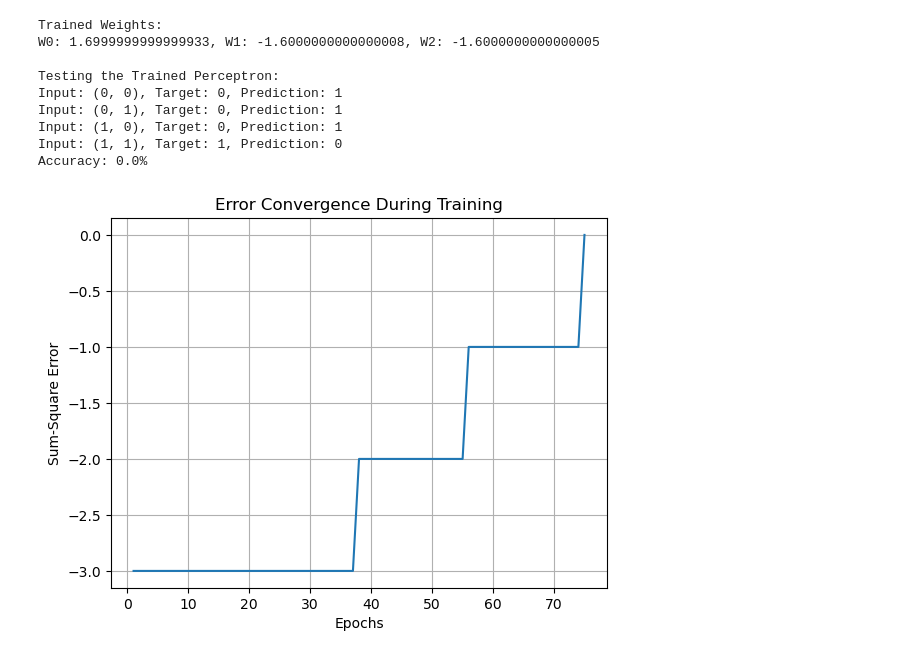
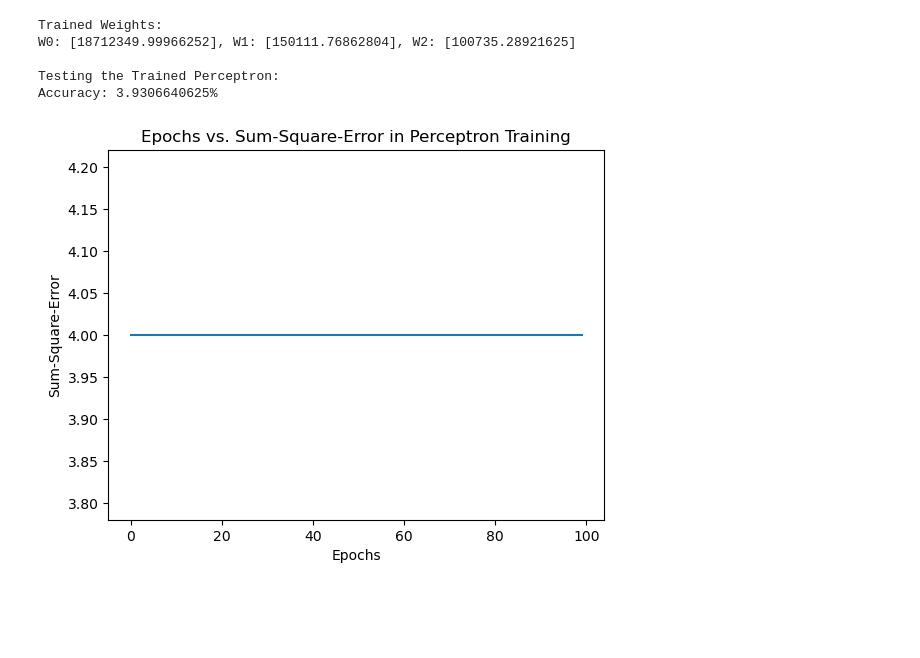
Before and after one commit to Manishankar2005/ML-lab5, a Jupyter notebook: lab5.ipynb, the cells around one changed output. Cells and saved outputs as stored; diff of their text form; code cells hidden in the pictures; blank space fills up the shorter version.

```diff
--- a/lab5.ipynb
+++ b/lab5.ipynb
@@ -1,11 +1,14 @@
 # %%
 import numpy as np
+
 # Define initial weights and learning rate
 W0 = 10
 W1 = 0.2
 W2 = -0.75
 learning_rate = 0.05
-X=np.load(r"C:\Users\Srikanth\Downloads\ML\ML-lab3-main\activation_maps_lines_image52_pixel.npy")
-y=np.load(r"C:\Users\Srikanth\Downloads\ML\ML-lab3-main\activation_maps_lines_image52_labelpixel.npy")
-# Training data (you can replace this with your own dataset)
-# Here, we use a simple AND gate as an example.
+
+# Load the dataset
+X = np.load(r"C:\Users\Srikanth\Downloads\ML\ML-lab3-main\activation_maps_lines_image52_pixel.npy")
+y = np.load(r"C:\Users\Srikanth\Downloads\ML\ML-lab3-main\activation_maps_lines_image52_labelpixel.npy")
+
+# Training data (features)
@@ -22,7 +25,9 @@ def train_perceptron(weights, learning_rate, max_epochs, data):
     errors = []  # To store error values for each epoch
     for epoch in range(max_epochs):
         total_error = 0
-        for x1, x2, target in data:
+        for i in range(len(data)):
+            x1, x2 = data[i]
+            target = targets[i]
             # Calculate the weighted sum
             weighted_sum = weights[0] + weights[1] * x1 + weights[2] * x2
             # Calculate the error
@@ -38,7 +43,7 @@ def train_perceptron(weights, learning_rate, max_epochs, data):
     return weights, errors
 
 # Train the perceptron and collect errors
-trained_weights, error_values = train_perceptron([W0, W1, W2], learning_rate,100, data)
+trained_weights, error_values = train_perceptron([W0, W1, W2], learning_rate, 100, inputs)
 
 # Print the trained weights
 print("Trained Weights:")
@@ -47,35 +52,32 @@ print(f"W0: {trained_weights[0]}, W1: {trained_weights[1]}, W2: {trained_weights
 # Test the perceptron
 def test_perceptron(weights, data):
     correct = 0
-    for x1, x2, target in data:
+    for i in range(len(data)):
+        x1, x2 = data[i]
+        target = targets[i]
         weighted_sum = weights[0] + weights[1] * x1 + weights[2] * x2
         prediction = activate(weighted_sum)
         if prediction == target:
             correct += 1
-        print(f"Input: ({x1}, {x2}), Target: {target}, Prediction: {prediction}")
     accuracy = (correct / len(data)) * 100
     print(f"Accuracy: {accuracy}%")
 
 # Test the trained perceptron
 print("\nTesting the Trained Perceptron:")
-test_perceptron(trained_weights, data)
+test_perceptron(trained_weights, inputs)
 # %% [output]
 Trained Weights:
-W0: 1.6999999999999933, W1: -1.6000000000000008, W2: -1.6000000000000005
+W0: [18712349.99966252], W1: [150111.76862804], W2: [100735.28921625]
 
 Testing the Trained Perceptron:
-Input: (0, 0), Target: 0, Prediction: 1
-Input: (0, 1), Target: 0, Prediction: 1
-Input: (1, 0), Target: 0, Prediction: 1
-Input: (1, 1), Target: 1, Prediction: 0
-Accuracy: 0.0%
+Accuracy: 3.9306640625%
 # %%
-import matplotlib.pyplot
-plt.plot(range(1, len(error_values) + 1), error_values)
+import matplotlib.pyplot as plt
+# Plot epochs against error values
+plt.plot(range(len(error_values)), error_values)
 plt.xlabel('Epochs')
-plt.ylabel('Sum-Square Error')
-plt.title('Error Convergence During Training')
-plt.grid(True)
+plt.ylabel('Sum-Square-Error')
+plt.title('Epochs vs. Sum-Square-Error in Perceptron Training')
 plt.show()
 # %% [output]
-[figure, old version]
+[figure, new version]
```
Also changed, not shown: parts of 12 cells of this notebook.
